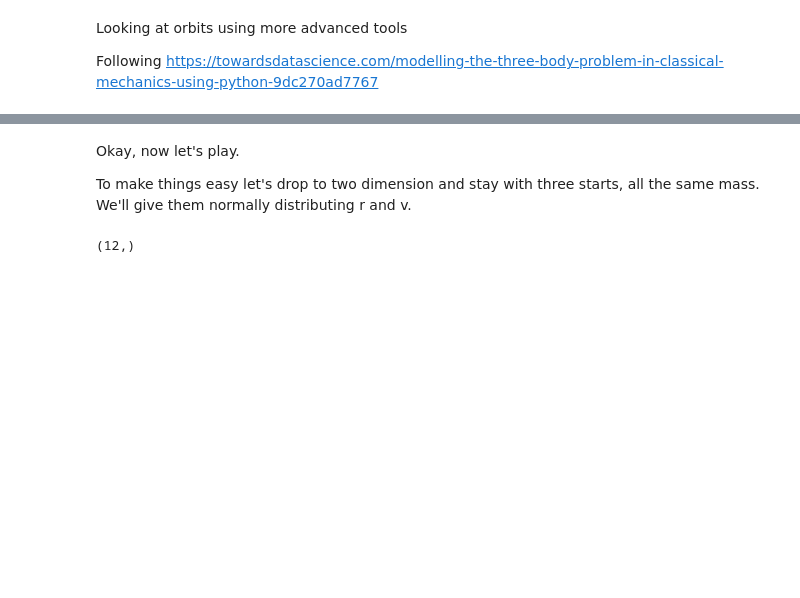
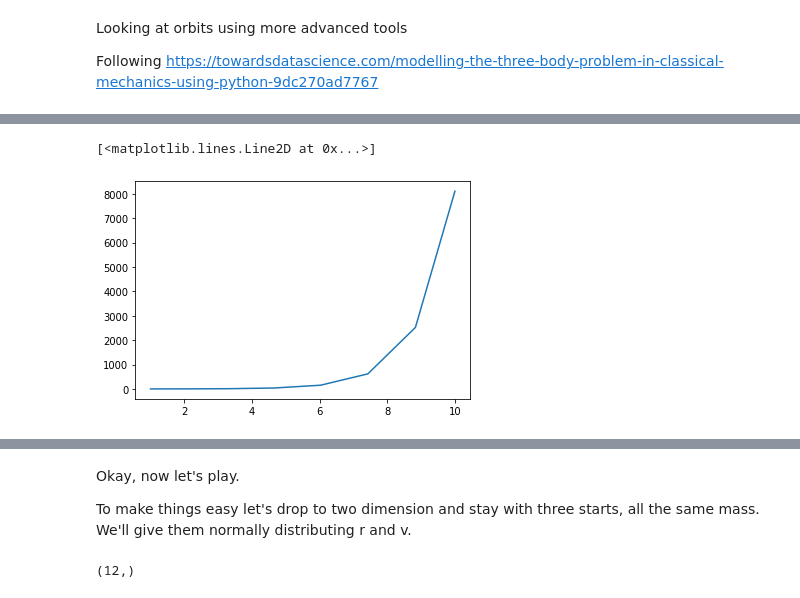
Before and after one commit to jackbenn/orbits, a Jupyter notebook: orbits.ipynb, the cells around one changed output, grey strips where cells are left out. Drawn from its saved outputs; the diff is of its cells as text; code cells hidden in the pictures; blank space fills up the shorter version.

```diff
--- a/orbits.ipynb
+++ b/orbits.ipynb
@@ -13,0 +16,6 @@ from scipy import stats
+# %%
+def f(t, x):
+    return x
+# %%
+result = scipy.integrate.solve_ivp(f, (1, 10), np.array([1]))
+result
@@ -14,3 +37,9 @@ from scipy import stats
+# %%
+fig, ax = plt.subplots()
+ax.plot(result['t'], result['y'][0])
+# %% [output]
+[<matplotlib.lines.Line2D at 0x...>]
+[figure, added]
 # %%
 #Define universal gravitation constant
 G = 6.67408e-11 #N-m2/kg2
```
Also changed, not shown: parts of 11 cells of this notebook.
